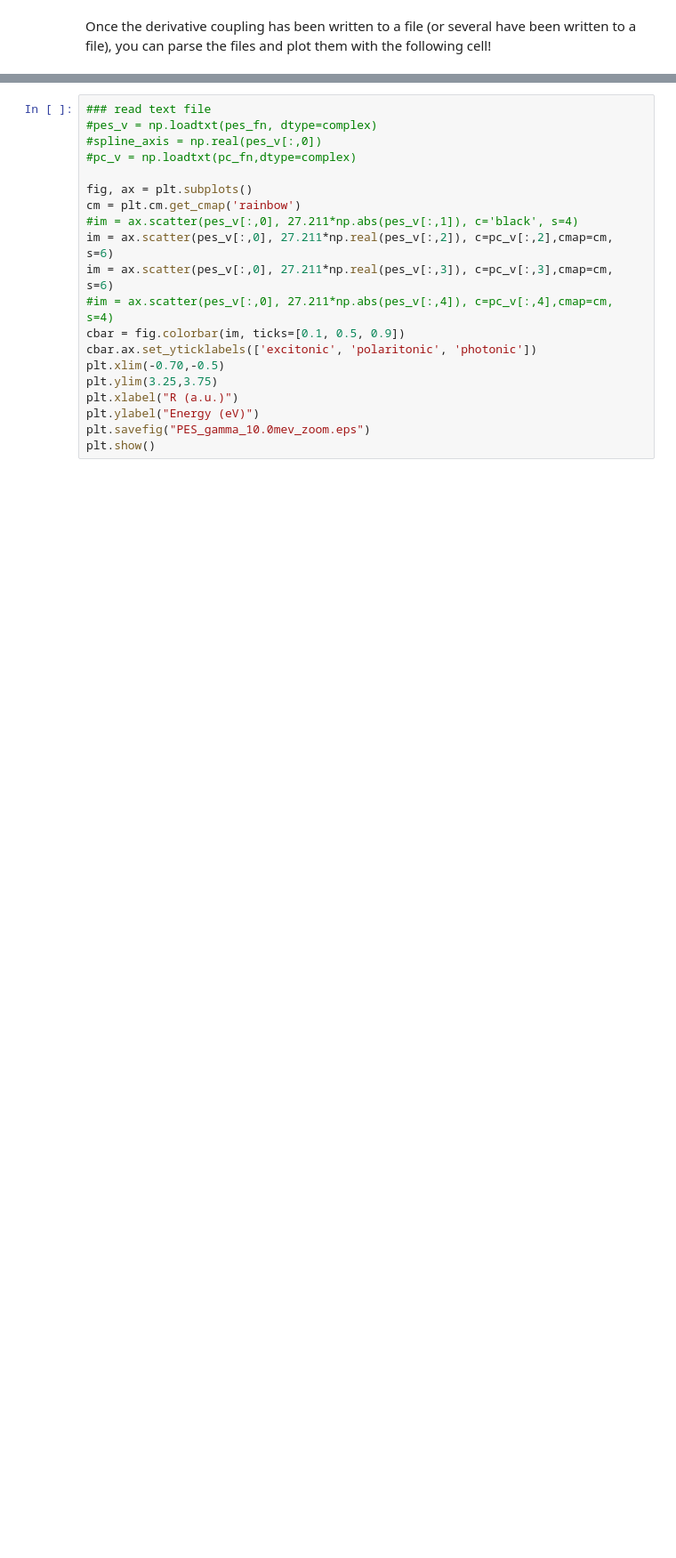
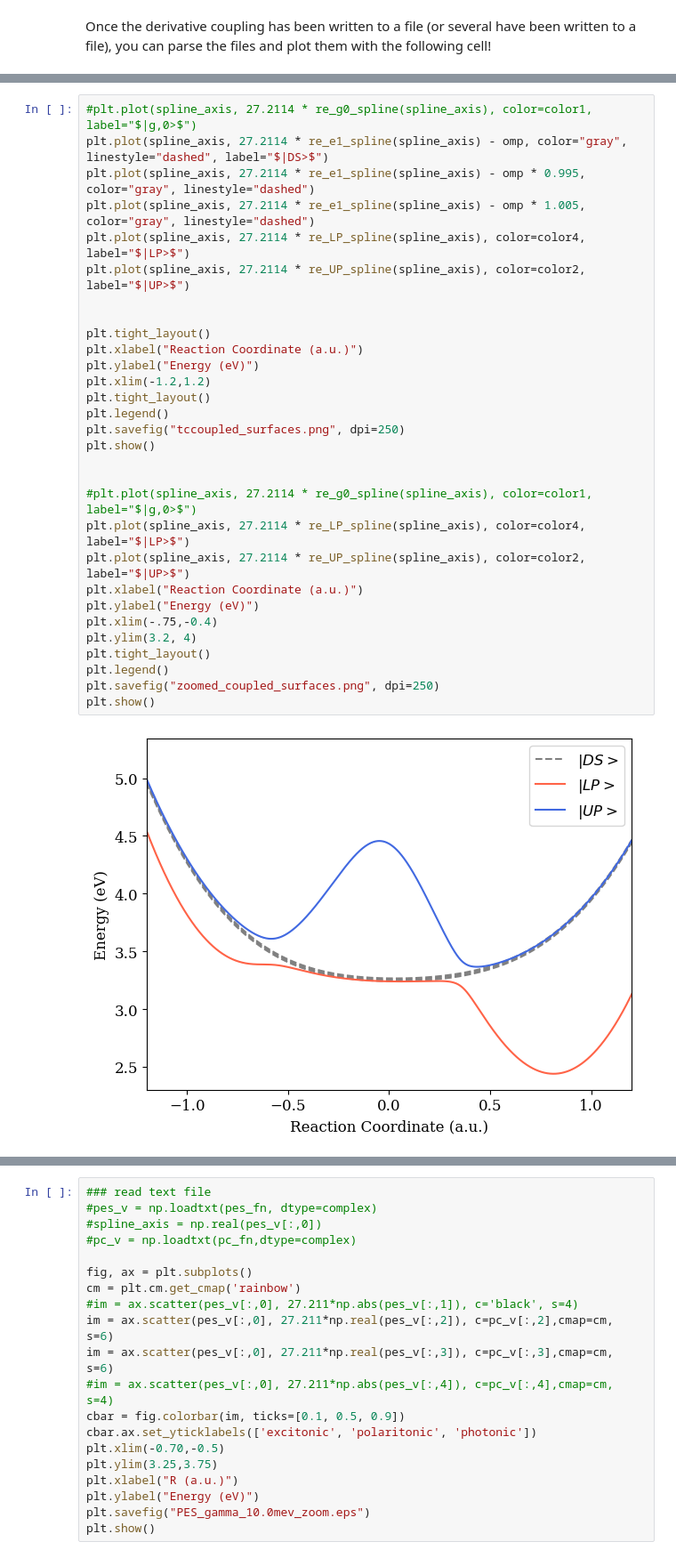
Before and after one commit to FoleyLab/PyCQED, a Jupyter notebook: Plot_PES.ipynb, the cells around one changed output, grey strips where cells are left out. Shown: that part at 89% size. Cells and saved outputs as stored; diff of their text form; blank space fills up the shorter version.

```diff
--- a/Plot_PES.ipynb
+++ b/Plot_PES.ipynb
@@ -213,0 +268,32 @@ plt.show()
+# %%
+#plt.plot(spline_axis, 27.2114 * re_g0_spline(spline_axis), color=color1, label="$|g,0>$")
+plt.plot(spline_axis, 27.2114 * re_e1_spline(spline_axis) - omp, color="gray", linestyle="dashed", label="$|DS>$")
+plt.plot(spline_axis, 27.2114 * re_e1_spline(spline_axis) - omp * 0.995, color="gray", linestyle="dashed")
+plt.plot(spline_axis, 27.2114 * re_e1_spline(spline_axis) - omp * 1.005, color="gray", linestyle="dashed")
+plt.plot(spline_axis, 27.2114 * re_LP_spline(spline_axis), color=color4, label="$|LP>$")
+plt.plot(spline_axis, 27.2114 * re_UP_spline(spline_axis), color=color2, label="$|UP>$")
+
+
+plt.tight_layout()
+plt.xlabel("Reaction Coordinate (a.u.)")
+plt.ylabel("Energy (eV)")
+plt.xlim(-1.2,1.2)
+plt.tight_layout()
+plt.legend()
+plt.savefig("tccoupled_surfaces.png", dpi=250)
+plt.show()
+
+
+#plt.plot(spline_axis, 27.2114 * re_g0_spline(spline_axis), color=color1, label="$|g,0>$")
+plt.plot(spline_axis, 27.2114 * re_LP_spline(spline_axis), color=color4, label="$|LP>$")
+plt.plot(spline_axis, 27.2114 * re_UP_spline(spline_axis), color=color2, label="$|UP>$")
+plt.xlabel("Reaction Coordinate (a.u.)")
+plt.ylabel("Energy (eV)")
+plt.xlim(-.75,-0.4)
+plt.ylim(3.2, 4)
+plt.tight_layout()
+plt.legend()
+plt.savefig("zoomed_coupled_surfaces.png", dpi=250)
+plt.show()
+# %% [output]
+[figure, added]
```
Also changed, not shown: parts of 16 cells of this notebook.
